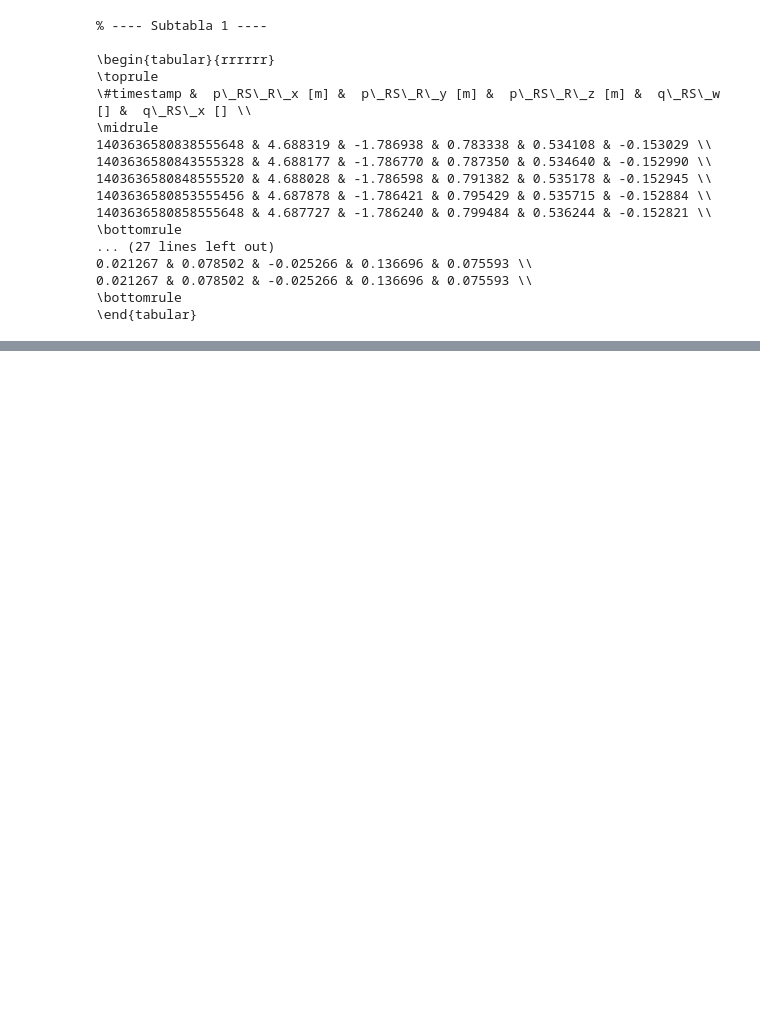
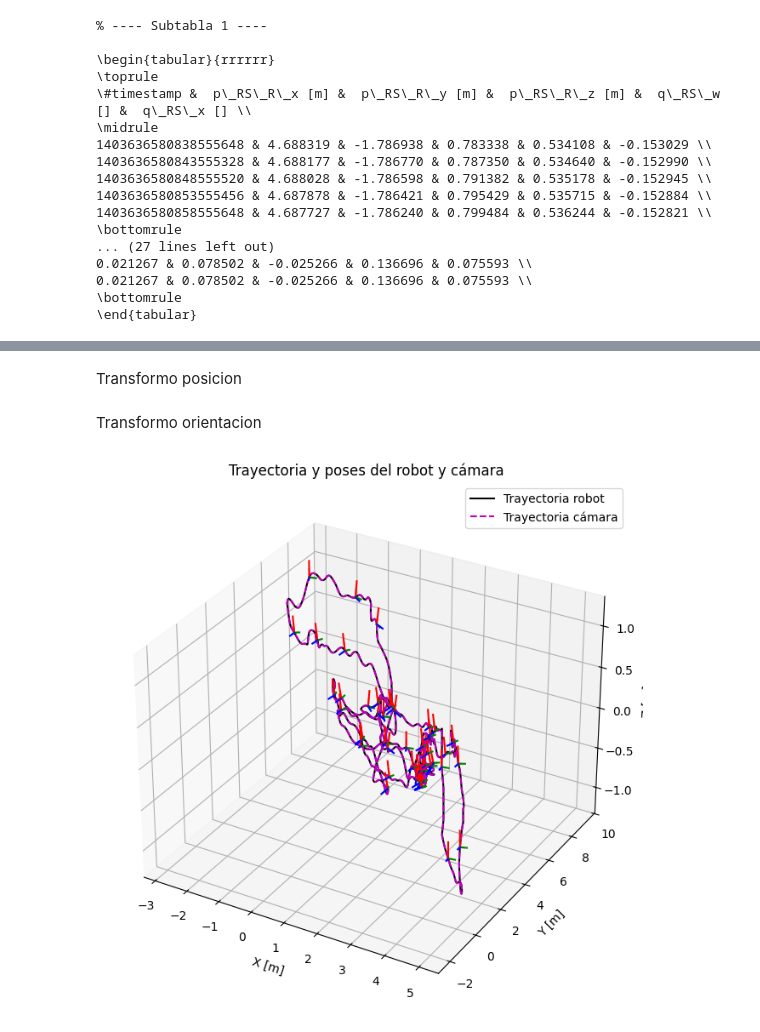
Before and after one commit to geronimogonzalez/Robotica-movil, a Jupyter notebook: TP-1/Ejercicio-5.ipynb, the cells around one changed output, grey strips where cells are left out. Saved outputs shown, nothing was run; the diff lists cells and outputs as text; code cells hidden in the pictures; blank space fills up the shorter version.

```diff
--- a/TP-1/Ejercicio-5.ipynb
+++ b/TP-1/Ejercicio-5.ipynb
@@ -334,0 +354,2 @@ for idx, table in enumerate(latex_tables):
+# %% [markdown]
+Transformo posicion
@@ -334,0 +367,70 @@ for idx, table in enumerate(latex_tables):
+# %% [markdown]
+Transformo orientacion
+# %%
+from scipy.spatial.transform import Rotation as R
+
+# Matriz de rotación 3x3
+R_S_B = S_T_B[:3, :3]
+
+# Convertir quaternions a matrices de rotación
+rots_cam = R.from_quat(quaternions_cam)  # (x,y,z,w)
+rot_matrices = rots_cam.as_matrix()  # Nx3x3
+
+# Aplicar rotación S_T_B a cada orientación
+rot_matrices_transformed = np.einsum('ij,njk->nik', R_S_B, rot_matrices)
+
+# Volver a quaternions (x,y,z,w)
+quaternions_cam_transformed =  R.from_matrix(rot_matrices_transformed).as_quat()
+# %%
+
+# -------------------------------
+# Configurar figura 3D
+# -------------------------------
+fig = plt.figure(figsize=(12,8))
+ax = fig.add_subplot(111, projection='3d')
+ax.set_xlabel("X [m]")
+ax.set_ylabel("Y [m]")
+ax.set_zlabel("Z [m]")
+ax.set_title("Trayectoria y poses del robot y cámara")
+
+# -------------------------------
+# Graficar trayectorias
+# -------------------------------
+ax.plot(positions_robot[:,0], positions_robot[:,1], positions_robot[:,2], 'k-', label="Trayectoria robot")
+ax.plot(positions_cam_transformed[:,0], positions_cam_transformed[:,1], positions_cam_transformed[:,2], 'm--', label="Trayectoria cámara")
+
+# -------------------------------
+# Graficar ejes de orientación
+# -------------------------------
+scale_robot = 0.2
+scale_cam = 0.1
+step = max(1, len(df)//50)  # muestreo para no saturar la gráfica
+
+# Robot
+for i in range(0, len(df), step):
+    pos = positions_robot[i]
+    quat = quaternions_robot[i]
+    rot = R.from_quat(quat).as_matrix()
+    x_axis = pos + rot[:,0] * scale_robot
+    y_axis = pos + rot[:,1] * scale_robot
+    z_axis = pos + rot[:,2] * scale_robot
+    ax.plot([pos[0], x_axis[0]], [pos[1], x_axis[1]], [pos[2], x_axis[2]], 'r')
+    ax.plot([pos[0], y_axis[0]], [pos[1], y_axis[1]], [pos[2], y_axis[2]], 'g')
+    ax.plot([pos[0], z_axis[0]], [pos[1], z_axis[1]], [pos[2], z_axis[2]], 'b')
+
+# Cámara
+for i in range(0, len(df_cam0), step):
+    pos = positions_cam_transformed[i]
+    quat = quaternions_cam_transformed[i]
+    rot = R.from_quat(quat).as_matrix()
+    x_axis = pos + rot[:,0] * scale_cam
+    y_axis = pos + rot[:,1] * scale_cam
+    z_axis = pos + rot[:,2] * scale_cam
+    ax.plot([pos[0], x_axis[0]], [pos[1], x_axis[1]], [pos[2], x_axis[2]], 'r', alpha=0.5)
+    ax.plot([pos[0], y_axis[0]], [pos[1], y_axis[1]], [pos[2], y_axis[2]], 'g', alpha=0.5)
+    ax.plot([pos[0], z_axis[0]], [pos[1], z_axis[1]], [pos[2], z_axis[2]], 'b', alpha=0.5)
+
+ax.legend()
+plt.show()
+# %% [output]
+[figure, added]
```
Also changed, not shown: parts of 7 cells of this notebook.
